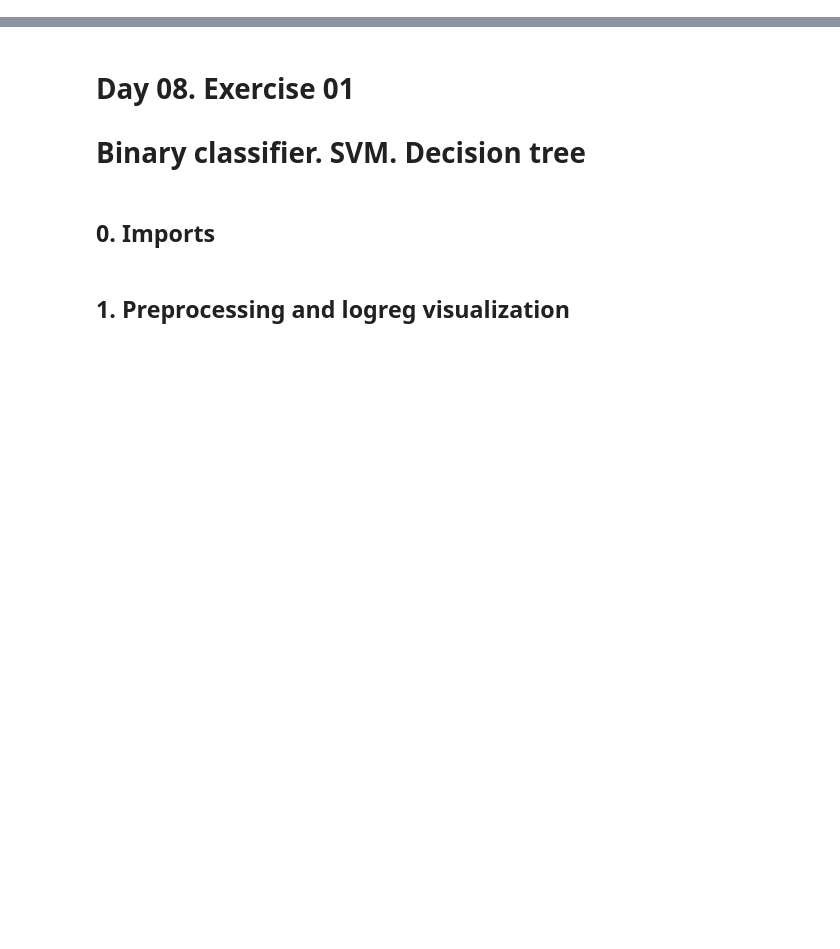
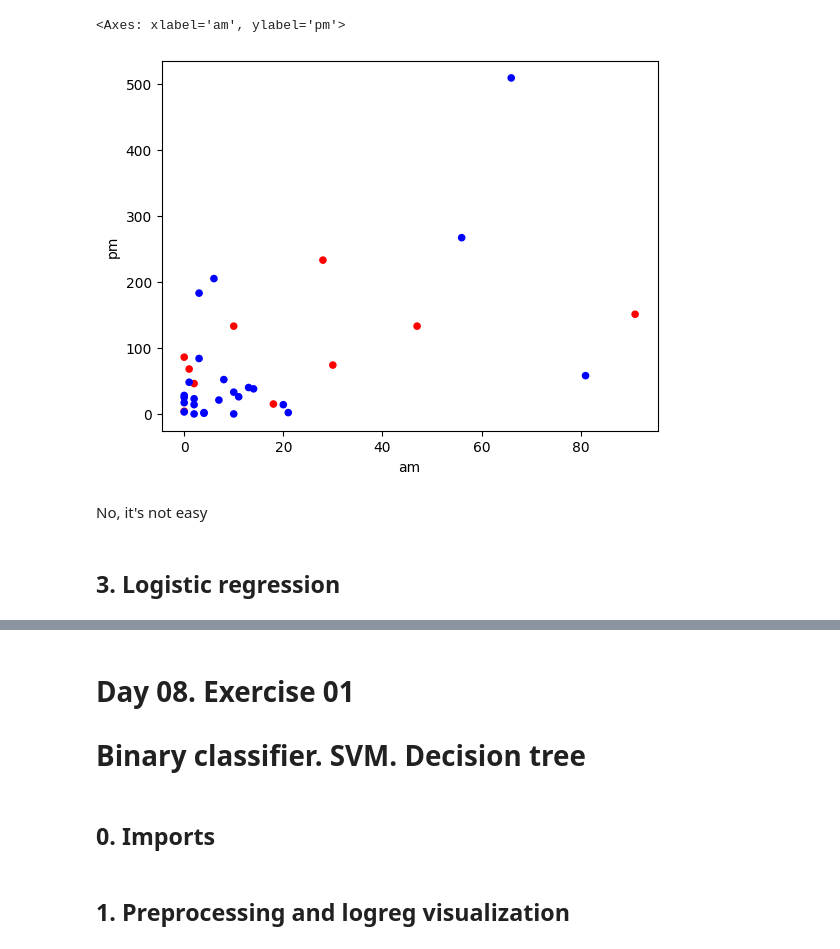
Before and after one commit to Zomberep/S21_DS_DAY_08, a Jupyter notebook: research.ipynb, the cells around one changed output, grey strips where cells are left out. Saved outputs shown, nothing was run; the diff lists cells and outputs as text; code cells hidden in the pictures; blank space fills up the shorter version.

```diff
--- a/research.ipynb
+++ b/research.ipynb
@@ -0,0 +18,3 @@
+# %%
+data = pd.read_csv("./data/checker_timestamp.csv", header=0, parse_dates=["timestamp"])
+data
@@ -0,0 +35,16 @@
+# %%
+data["date"] = data["timestamp"].dt.date
+data["is_am"] = (data["timestamp"].dt.hour).apply(func=lambda x: x < 12)
+
+counted_data = (data.copy()).groupby(by=["date", "is_am"])["timestamp"].count().reset_index()
+
+df = counted_data.pivot_table(values="timestamp", columns="is_am", index="date").reset_index()
+
+df.columns.name = None
+df.rename(columns={False: "pm", True: "am"}, inplace=True)
+df.fillna(0, inplace=True)
+df["pm"] = df["pm"].astype(int)
+df["am"] = df["am"].astype(int)
+
+df["target"] = df["date"].apply(func=lambda x: "weekend" if x.weekday() in (5, 6) else "working_day")
+df
@@ -0,0 +76,9 @@
+# %%
+df.plot.scatter(x='am', y='pm', color=df["target"].apply(func=lambda x: "red" if x == "weekend" else "blue"))
+# %% [output]
+<Axes: xlabel='am', ylabel='pm'>
+[figure, added]
+# %% [markdown]
+No, it's not easy
+# %% [markdown]
+## 3. Logistic regression
```
Also changed, not shown: parts of 30 cells of this notebook.
